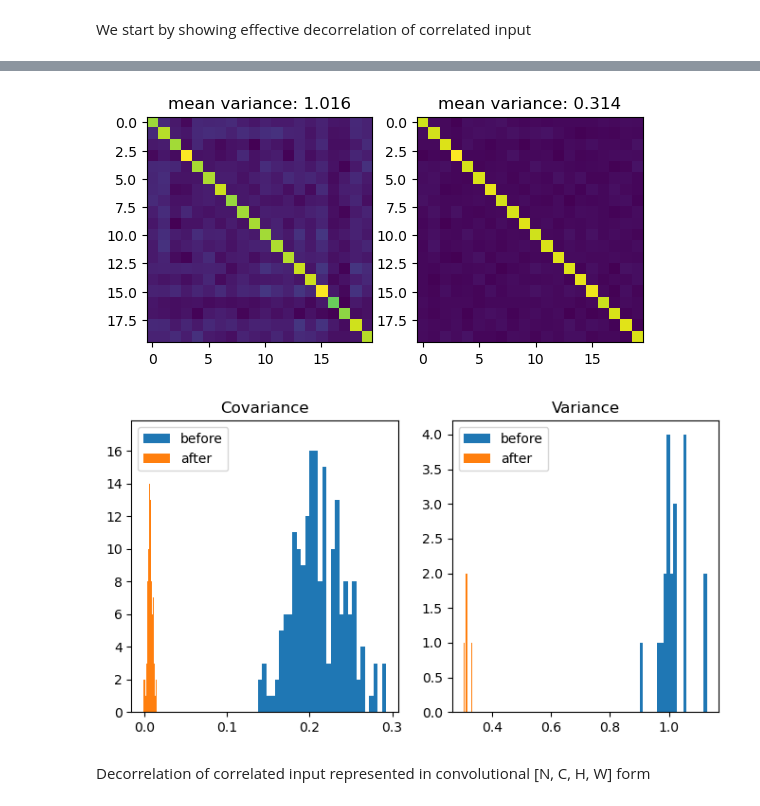
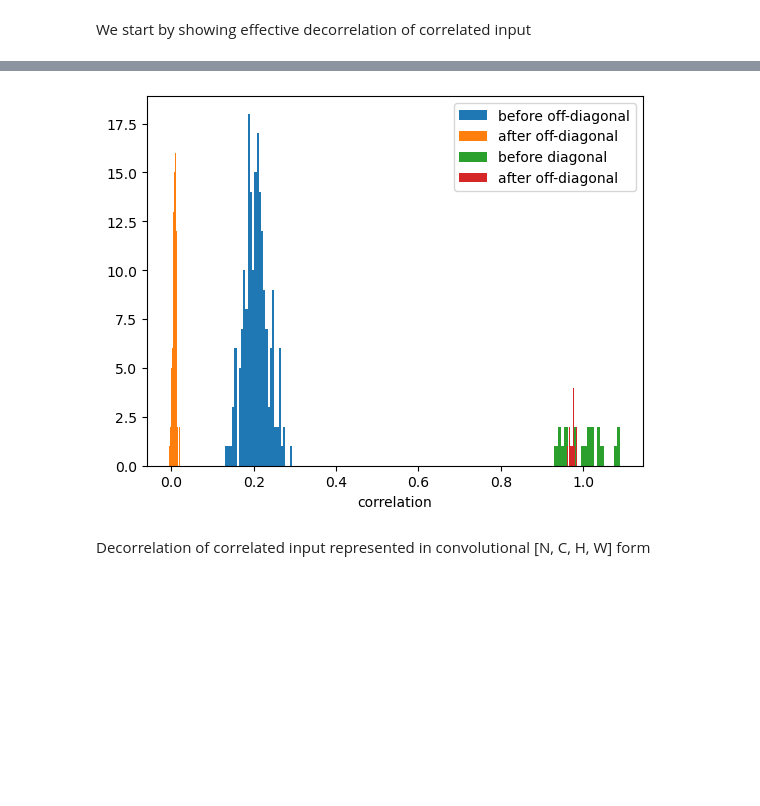
Before and after one commit to artcogsys/decorbp, a Jupyter notebook: examples/example.ipynb, the cells around one changed output, grey strips where cells are left out. Cells and saved outputs as stored; diff of their text form; code cells hidden in the pictures; blank space fills up the shorter version.

```diff
--- a/examples/example.ipynb
+++ b/examples/example.ipynb
@@ -20,37 +20,27 @@ d = torch.distributions.MultivariateNormal(torch.zeros(num_features), 0.8 * torc
 data = d.sample((num_samples,))
 
 # create a fully connected decorrelator
-model = DecorrelationFC(num_features, whiten=True) # NOTE: the whitening constraint is only realised weakly due to the off-diagonal constraints; we observe a weak tendency to unit variance
+model = Decorrelation(num_features, whiten=True) # NOTE: the whitening constraint is only realised weakly due to the off-diagonal constraints; we observe a weak tendency to unit variance
 
 # covariance matrix before training
-A1 = model.covariance(model.forward(data))
+X = model.forward(data)
+A1 = (X.T @ X) / len(X)
 
 # train decorrelator
 for i in range(1000):
     y = model.forward(data)
-    model.update()
+    loss = model.update()
     model.R -= 1e-3 * model.R.grad
-    print(f'iteration {i}; average off-diagonal covariance: {covariance([model])[0].numpy():3f}')
+    print(f'iteration {i}\tdecorrelation loss: {loss:.3f}')
 
 # covariance matrix after training
-A2 = model.covariance(model.forward(data))
+X = model.forward(data)
+A2 = (X.T @ X) / len(X)
 
-plt.subplot(1,2,1)
-plt.imshow(A1)
-plt.title(f'mean variance: {torch.mean(torch.diag(A1)):.3f}')
-plt.subplot(1,2,2)
-plt.imshow(A2)
-plt.title(f'mean variance: {torch.mean(torch.diag(A2)):.3f}');
-
-plt.figure(figsize=(8,4))
-plt.subplot(1,2,1)
-plt.hist(lower_triangular(A1), bins=30)
-plt.hist(lower_triangular(A2), bins=30)
-plt.title('Covariance')
-plt.legend(['before', 'after'])
-plt.subplot(1,2,2)
-plt.hist(torch.diag(A1), bins=A1.shape[0])
-plt.hist(torch.diag(A2), bins=A2.shape[0])
-plt.title('Variance')
-plt.legend(['before', 'after']);
+plt.hist(lower_triangular(A1, offset=-1), bins=30, label='before off-diagonal')
+plt.hist(lower_triangular(A2, offset=-1), bins=30, label='after off-diagonal')
+plt.hist(torch.diag(A1), bins=A1.shape[0], label='before diagonal')
+plt.hist(torch.diag(A2), bins=A2.shape[0], label='after off-diagonal')
+plt.xlabel('correlation')
+plt.legend();
 # %% [output]
@@ -74,5 +64,4 @@ iteration 999; average off-diagonal covariance: 0.007326
-[figure, old version]
+[figure, new version]
-[figure, removed]
 # %% [markdown]
 Decorrelation of correlated input represented in convolutional [N, C, H, W] form
 # %%
```
Also changed, not shown: parts of 2 cells of this notebook, 2 other files.
